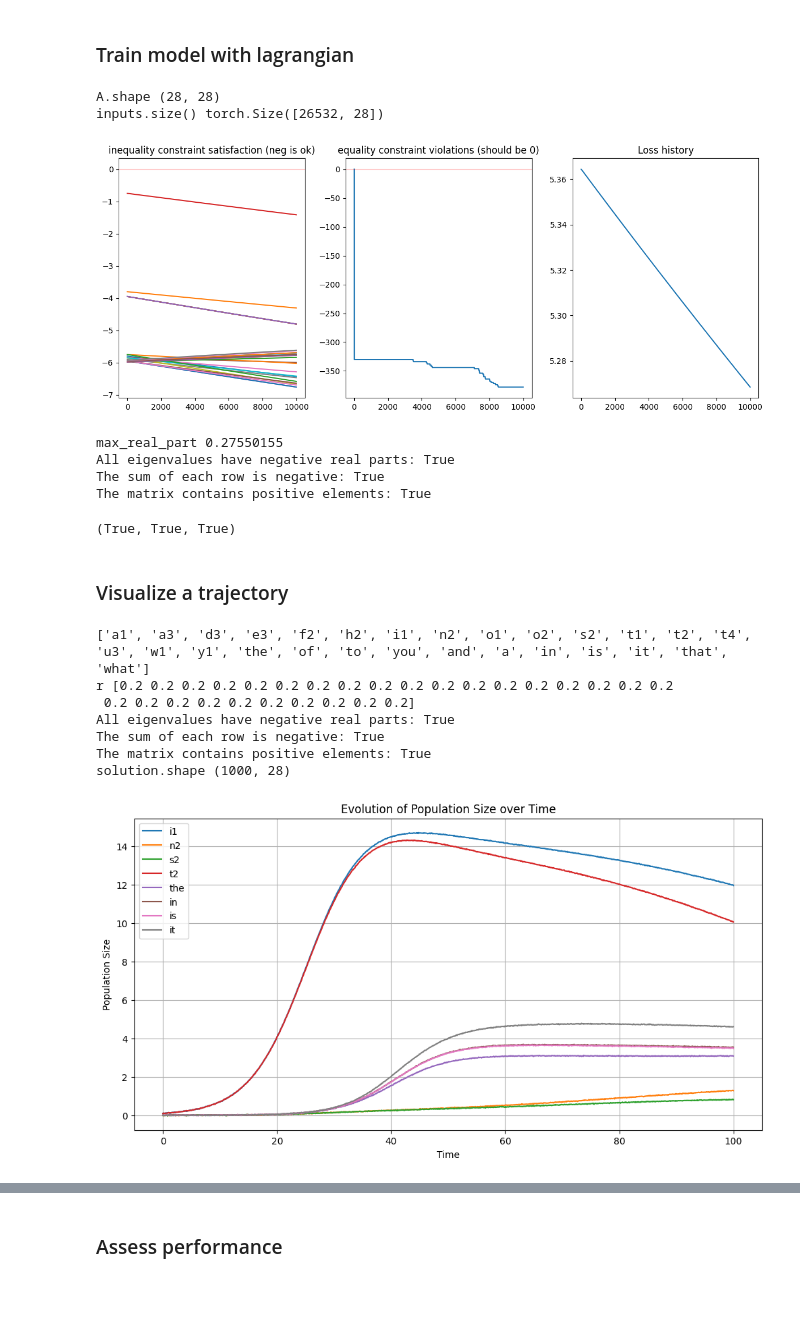
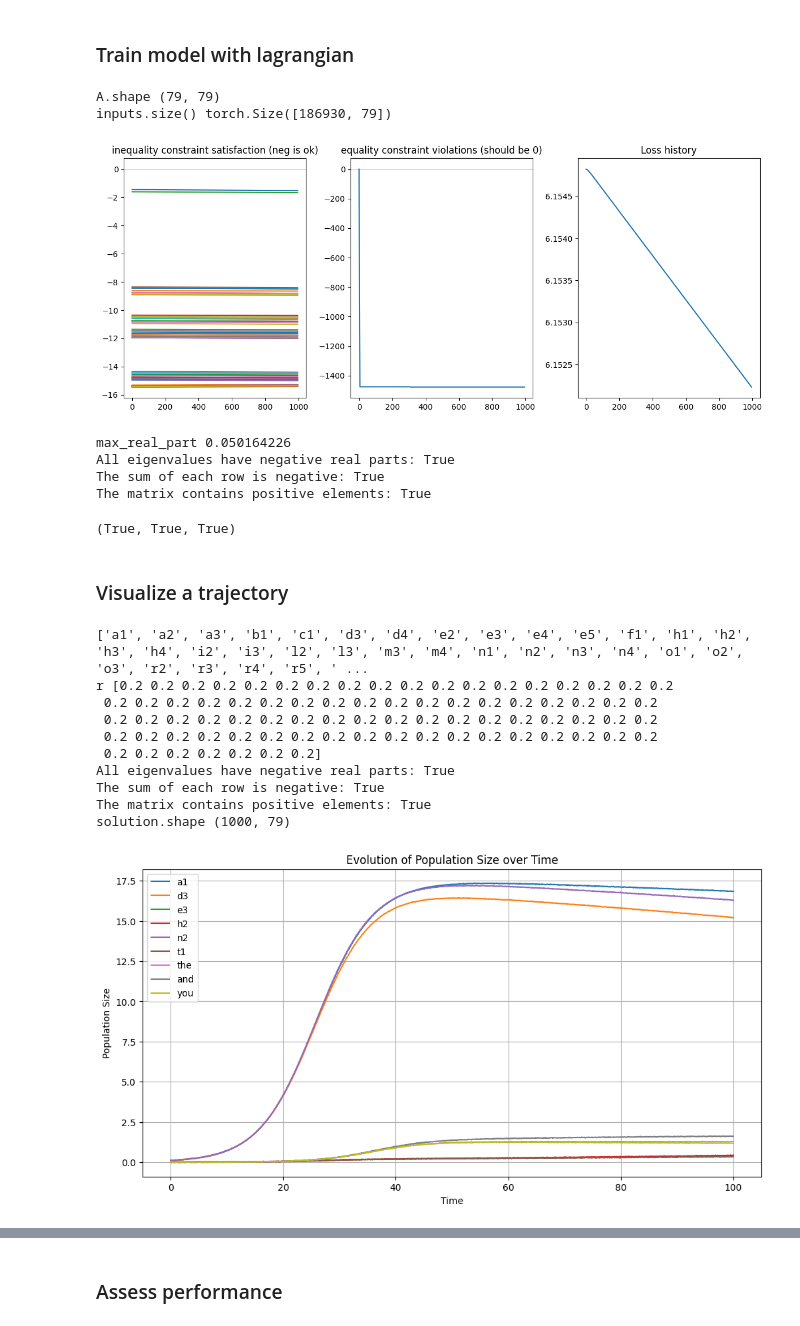
Before and after one commit to THANNAGA/Lagrangian, a Jupyter notebook: GLV_bounded_lagrangian.ipynb, the cells around one changed output, grey strips where cells are left out. Saved outputs shown, nothing was run; the diff lists cells and outputs as text; code cells hidden in the pictures; blank space fills up the shorter version.

```diff
--- a/GLV_bounded_lagrangian.ipynb
+++ b/GLV_bounded_lagrangian.ipynb
@@ -871,8 +875,19 @@ plt.show()
 # %% [markdown]
 ##Scaling
 # %%
-def loadWords(filename='1000TopFreqEnglishWords.txt', start=0, numwords=10, lenwords=1):
+import requests
+
+def loadWords(filename='https://drive.google.com/file/d/1WJKQeH0gjMYIDgozeq-FPJod-zn-njky/view?usp=drive_link', start=0, numwords=10, lenwords=1):
   with open(prefix+filename) as f:
+    wordlist = []
+    for line in f:
+        w = line.strip()
+        if len(w) > lenwords:
+          wordlist.append(w)
+  return wordlist[start: start+numwords]
+
+def loadWords2(filename='Lagrangian/1000TopFreqEnglishWords.txt', start=0, numwords=10, lenwords=1):
+  with open(filename) as f:
     wordlist = []
     for line in f:
         w = line.strip()
@@ -890,11 +905,17 @@ def buildLetters(wordlist):
 
 def buildList(numwords=10, lenwords=2):
   #wordlist = loadWords(numwords=numwords, lenwords=lenwords)
-  wordlist = ['the', 'of', 'to', 'you', 'and', 'a', 'in', 'is', 'it', 'that', 'what']
+  wordlist = loadWords2(numwords=numwords, lenwords=lenwords)
+  #wordlist = ['the', 'of', 'to', 'you', 'and', 'a', 'in', 'is', 'it', 'that', 'what', 'sure']
   letterlist = buildLetters(wordlist)
   return wordlist, letterlist + wordlist
 
-words, tokens = buildList(); n = len(tokens)
+words, tokens = buildList(numwords=30); n = len(tokens)
+#words = 10   , 20   , 30,
+#units = 32   , 55   , 79,
+#param = 32x32, 55x55,
+#sampl = 22110, 84420, 186930
+#acc.  = 100  , 100  ,
 # %%
 #create matrix and dataset
 A = create_matrix(tokens);
@@ -935,6 +956,8 @@ def show_constraints(state_history):
 # %% [markdown]
 ### Train model with lagrangian
 # %%
+from tqdm.notebook import tqdm
+
 cmp = TemplateSumConstrainedLogRegMod()
 formulation = cooper.LagrangianFormulation(cmp)
 
@@ -967,38 +990,38 @@ input_data_shuffled = input_data[shuffled_indices]
 target_data_shuffled = target_data[shuffled_indices]
 
 # Set the diagonal elements to -1
 #np.fill_diagonal(A, -1)
 template = torch.from_numpy(np.sign(A)).float()
 inputs = torch.from_numpy(input_data_shuffled).float();print ('inputs.size()', inputs.size())
 targets = torch.from_numpy(target_data_shuffled).float()
 
-for epoch in range(epochs):
+for epoch in tqdm(range(epochs)):
       coop.zero_grad()
       lagrangian = formulation.composite_objective(
           cmp.closure, model, inputs, targets, template
         )
       formulation.custom_backward(lagrangian)
       coop.step(cmp.closure, model, inputs, targets, template)
 
       if iter_num % 5 == 0:
           state_history[iter_num] = {
                 "cmp": cmp.state,
                 "dual": copy(formulation.state()),
             }
 
       iter_num += 1
 
 
 show_constraints(state_history)
 A = model.linear.weight.detach().numpy()
 A = adjust_eigen(A)
 A = 0.01*A
 check_matrix_conditions(A)
 # %% [output]
-A.shape (28, 28)
-inputs.size() torch.Size([26532, 28])
+A.shape (79, 79)
+inputs.size() torch.Size([186930, 79])
-[figure, old version]
+[figure, new version]
-max_real_part 0.27550155
+max_real_part 0.050164226
 All eigenvalues have negative real parts: True
 The sum of each row is negative: True
 The matrix contains positive elements: True
@@ -1018,16 +1041,19 @@ t = np.linspace(0, T, 1000)
 r = 0.2*np.ones(n); print ('r', r)
 check_matrix_conditions(A)
 
-solution = run_glv(init_tokens = ['i1', 't2'], select = ['i1', 't2', 's2', 'n2', 'in', 'is', 'it', 'the'], show = True)
+solution = run_glv(init_tokens = ['a1', 'n2', 'd3'], select = ['t1', 'h2', 'e3', 'a1', 'n2', 'd3', 'the', 'and', 'you'], show = True)
 # %% [output]
-['a1', 'a3', 'd3', 'e3', 'f2', 'h2', 'i1', 'n2', 'o1', 'o2', 's2', 't1', 't2', 't4', 'u3', 'w1', 'y1', 'the', 'of', 'to', 'you', 'and', 'a', 'in', 'is', 'it', 'that', 'what']
+['a1', 'a2', 'a3', 'b1', 'c1', 'd3', 'd4', 'e2', 'e3', 'e4', 'e5', 'f1', 'h1', 'h2', 'h3', 'h4', 'i2', 'i3', 'l2', 'l3', 'm3', 'm4', 'n1', 'n2', 'n3', 'n4', 'o1', 'o2', 'o3', 'r2', 'r3', 'r4', 'r5', ' ...
 r [0.2 0.2 0.2 0.2 0.2 0.2 0.2 0.2 0.2 0.2 0.2 0.2 0.2 0.2 0.2 0.2 0.2 0.2
- 0.2 0.2 0.2 0.2 0.2 0.2 0.2 0.2 0.2 0.2]
+ 0.2 0.2 0.2 0.2 0.2 0.2 0.2 0.2 0.2 0.2 0.2 0.2 0.2 0.2 0.2 0.2 0.2 0.2
+ 0.2 0.2 0.2 0.2 0.2 0.2 0.2 0.2 0.2 0.2 0.2 0.2 0.2 0.2 0.2 0.2 0.2 0.2
+ 0.2 0.2 0.2 0.2 0.2 0.2 0.2 0.2 0.2 0.2 0.2 0.2 0.2 0.2 0.2 0.2 0.2 0.2
+ 0.2 0.2 0.2 0.2 0.2 0.2 0.2]
 All eigenvalues have negative real parts: True
 The sum of each row is negative: True
 The matrix contains positive elements: True
-solution.shape (1000, 28)
+solution.shape (1000, 79)
-[figure, old version]
+[figure, new version]
 # %%
 # Compute the equilibrium
 if np.linalg.det(A) != 0:
```
Also changed, not shown: parts of 12 cells of this notebook.
